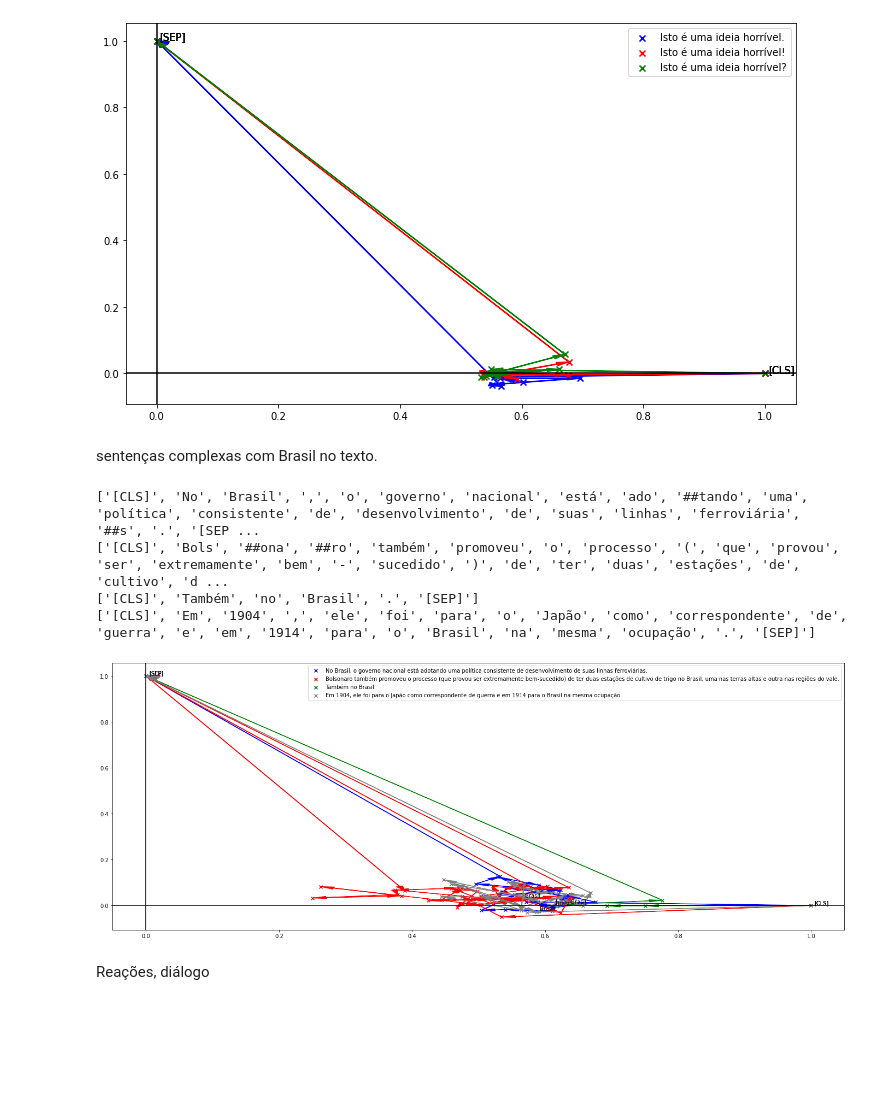
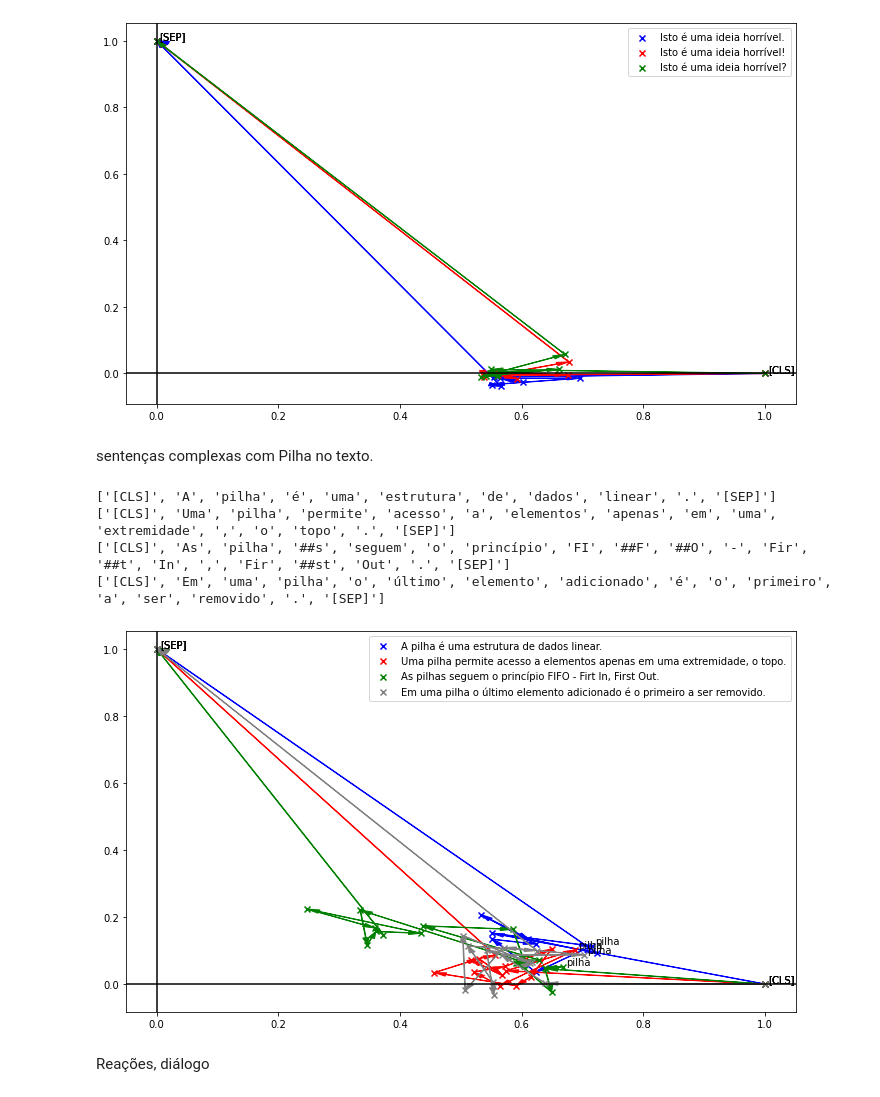
Before and after one commit to osmarbraz/sri, a Jupyter notebook: 5_Embeddings_BERT_Huggingface_v1.ipynb, the cells around one changed output. Saved outputs shown, nothing was run; the diff lists cells and outputs as text; code cells hidden in the pictures; blank space fills up the shorter version.

```diff
--- a/5_Embeddings_BERT_Huggingface_v1.ipynb
+++ b/5_Embeddings_BERT_Huggingface_v1.ipynb
@@ -859,8 +853,8 @@ print(len(segments_ids))
 Em seguida, precisamos converter nossos dados em tensores de tocha e chamar o modelo BERT. A interface BERT PyTorch exige que os dados estejam em tensores de tocha em vez de em listas Python; portanto, convertemos as listas aqui - isso não altera a forma ou os dados.
 # %%
 # Converte a entrada em tensores PyTorch
-tokens_tensor = torch.tensor([indexed_tokens])
-segments_tensors = torch.tensor([segments_ids])
+tokens_tensor = torch.tensor([tokens_indexado])
+segments_tensors = torch.tensor([segmento_ids])
 # %% [markdown]
 A função `model()` executa o texto através do BERT. Os resultados do processamento serão retornados para `outputs[2]` ou `hidden_states`.
 # %%
@@ -905,7 +899,7 @@ Vamos nos livrar da dimensão "batches", pois não precisamos dela.
 # %%
 # Remove a dimensão 1, o lote "batches".
 # O método squeeze remove a primeira dimensão(0) pois possui tamanho 1
-token_embeddings = torch.squeeze(last_hidden_state, dim=0)
+token_embeddings = torch.squeeze(hidden_states, dim=0)
 
 token_embeddings.size()
 # %% [output]
@@ -949,10 +943,11 @@ rX = max(Wp[0,:])-min(Wp[0,:])
 rY = max(Wp[1,:])-min(Wp[1,:])
 rM = max(rX, rY)
 eps = 0.005
-for i, txt in enumerate(tokenized_text):
+for i, txt in enumerate(texto_tokenizado):
     plt.annotate(txt, (Wp[0,i]+rX*eps, Wp[1,i]+rX*eps))
     if i>0:
         plt.arrow(Wp[0,i-1],Wp[1,i-1], Wp[0,i]-Wp[0,i-1], Wp[1,i]-Wp[1,i-1], color='lightblue', head_length=rM*eps*3, head_width=rM*eps*2, length_includes_head=True)
+
 plt.legend()
 plt.show()
 # %% [output]
@@ -963,21 +958,21 @@ Vamos criar uma função com as etapas anteriores para gerar as coordenadas de p
 def get_visual_embs(text, modelbert):
 
     # Adiciona os tokens especiais.
-    marked_text = "[CLS] " + text + " [SEP]"
+    texto_marcado = "[CLS] " + text + " [SEP]"
 
     # Divide a sentença em tokens.
-    tokenized_text = tokenizer.tokenize(marked_text)
+    texto_tokenizado = tokenizer.tokenize(texto_marcado)
 
     # Mapeia cada string de token para seu índice no vocabulário.
     # Mesmo que mode.encode mas com parâmetros
-    indexed_tokens = tokenizer.convert_tokens_to_ids(tokenized_text)
+    tokens_indexado = tokenizer.convert_tokens_to_ids(texto_tokenizado)
 
     # Marque cada um dos tokens como pertencentes à sentença "1".
-    segments_ids = [1] * len(tokenized_text)
+    segmento_ids = [1] * len(texto_tokenizado)
 
     # Convertar as entradas em Tensores PyTorch
-    tokens_tensor = torch.tensor([indexed_tokens])
-    segments_tensors = torch.tensor([segments_ids])
+    tokens_tensor = torch.tensor([tokens_indexado])
+    segments_tensors = torch.tensor([segmento_ids])
 
     # Prediz as características dos estados ocultos para cada camada
     with torch.no_grad():
@@ -1012,7 +1007,7 @@ def get_visual_embs(text, modelbert):
     # Projta o token da palavra no subespaço
     Wp = np.matmul(Bi,W.T)
 
-    return Wp, tokenized_text
+    return Wp, texto_tokenizado
 # %% [markdown]
 ### Comparando sentenças
 
@@ -1113,41 +1108,44 @@ plt.show()
 ['[CLS]', 'Isto', 'é', 'uma', 'ideia', 'hor', '##rível', '?', '[SEP]']
 [figure]
 # %% [markdown]
-sentenças complexas com Brasil no texto.
+sentenças complexas com Pilha no texto.
 # %%
-sentences = ["No Brasil, o governo nacional está adotando uma política consistente de desenvolvimento de suas linhas ferroviárias.",
-             "Bolsonaro também promoveu o processo (que provou ser extremamente bem-sucedido) de ter duas estações de cultivo de trigo no Brasil, uma nas terras altas e outra nas regiões do vale.",
-             "Também no Brasil.",
-             "Em 1904, ele foi para o Japão como correspondente de guerra e em 1914 para o Brasil na mesma ocupação."]
+sentences =["A pilha é uma estrutura de dados linear.",
+            "Uma pilha permite acesso a elementos apenas em uma extremidade, o topo.",
+            "As pilhas seguem o princípio FIFO - Firt In, First Out.",
+            "Em uma pilha o último elemento adicionado é o primeiro a ser removido."]
+            #"Os elementos em uma pilha são adicionados no topo e removidos dele também.",
+            #"As pilhas podem ser implementadas usando um vetor ou lista ligada."]
+
 colors = ['blue', 'red', 'green', 'grey', 'purple', 'orange', 'lightblue', 'yellow']
 
-plt.figure(figsize=(24,9))
+plt.figure(figsize=(12,7))
 plt.axhline(color='black')
 plt.axvline(color='black')
 for n,s in enumerate(sentences):
     Wp, tokens = get_visual_embs(s, model)
     print(tokens)
     plt.scatter(Wp[0,:], Wp[1,:], color=colors[n], marker='x', label=s)
     rX = max(Wp[0,:])-min(Wp[0,:])
     rY = max(Wp[1,:])-min(Wp[1,:])
     rM = max(rX, rY)
     eps = 0.005
     eps2 = 0.005
     for i, txt in enumerate(tokens):
         if txt in ['[CLS]', '[SEP]']:
             plt.annotate(txt, (Wp[0,i]+rX*eps, Wp[1,i]+rX*eps))
-        if txt=='Brasil':
+        if txt in ['pilha','pilhas']:
             plt.annotate(txt, (Wp[0,i]+rX*eps, Wp[1,i]+rX*eps))
         if i>0:
             plt.arrow(Wp[0,i-1],Wp[1,i-1], Wp[0,i]-Wp[0,i-1], Wp[1,i]-Wp[1,i-1], color=colors[n], head_length=rM*eps2*4, head_width=rM*eps2*2, length_includes_head=True)
 plt.legend()
 plt.show()
 # %% [output]
-['[CLS]', 'No', 'Brasil', ',', 'o', 'governo', 'nacional', 'está', 'ado', '##tando', 'uma', 'política', 'consistente', 'de', 'desenvolvimento', 'de', 'suas', 'linhas', 'ferroviária', '##s', '.', '[SEP ...
-['[CLS]', 'Bols', '##ona', '##ro', 'também', 'promoveu', 'o', 'processo', '(', 'que', 'provou', 'ser', 'extremamente', 'bem', '-', 'sucedido', ')', 'de', 'ter', 'duas', 'estações', 'de', 'cultivo', 'd ...
-['[CLS]', 'Também', 'no', 'Brasil', '.', '[SEP]']
-['[CLS]', 'Em', '1904', ',', 'ele', 'foi', 'para', 'o', 'Japão', 'como', 'correspondente', 'de', 'guerra', 'e', 'em', '1914', 'para', 'o', 'Brasil', 'na', 'mesma', 'ocupação', '.', '[SEP]']
+['[CLS]', 'A', 'pilha', 'é', 'uma', 'estrutura', 'de', 'dados', 'linear', '.', '[SEP]']
+['[CLS]', 'Uma', 'pilha', 'permite', 'acesso', 'a', 'elementos', 'apenas', 'em', 'uma', 'extremidade', ',', 'o', 'topo', '.', '[SEP]']
+['[CLS]', 'As', 'pilha', '##s', 'seguem', 'o', 'princípio', 'FI', '##F', '##O', '-', 'Fir', '##t', 'In', ',', 'Fir', '##st', 'Out', '.', '[SEP]']
+['[CLS]', 'Em', 'uma', 'pilha', 'o', 'último', 'elemento', 'adicionado', 'é', 'o', 'primeiro', 'a', 'ser', 'removido', '.', '[SEP]']
-[figure, old version]
+[figure, new version]
 # %% [markdown]
 Reações, diálogo
 # %%
```
Also changed, not shown: parts of 25 cells of this notebook.
